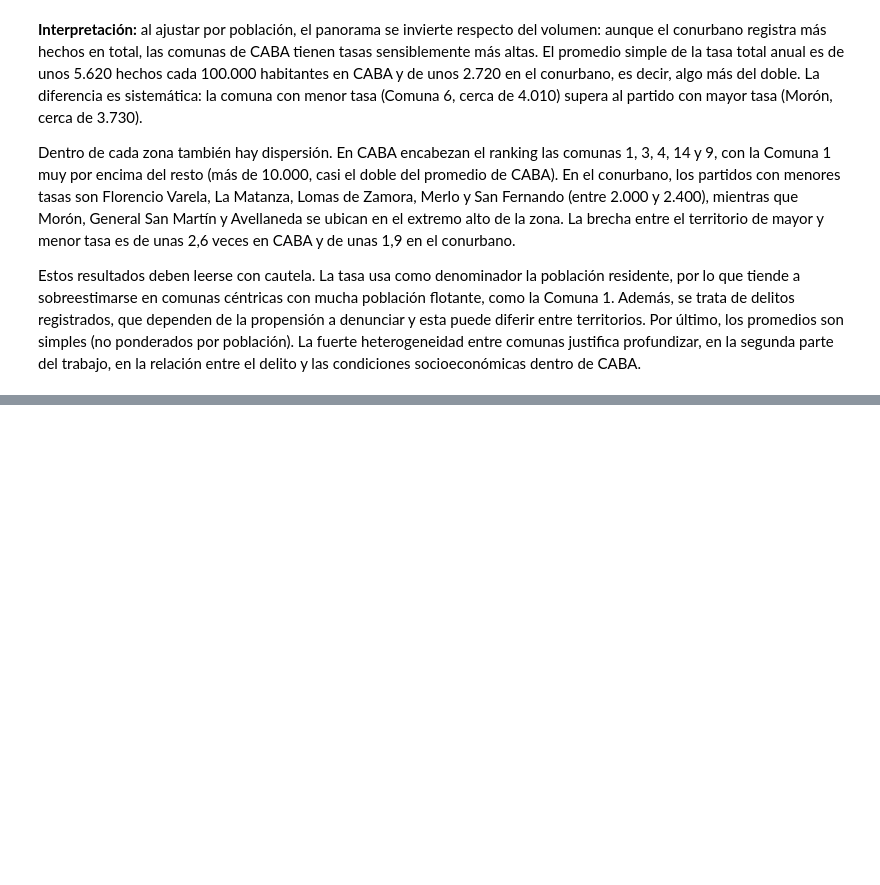
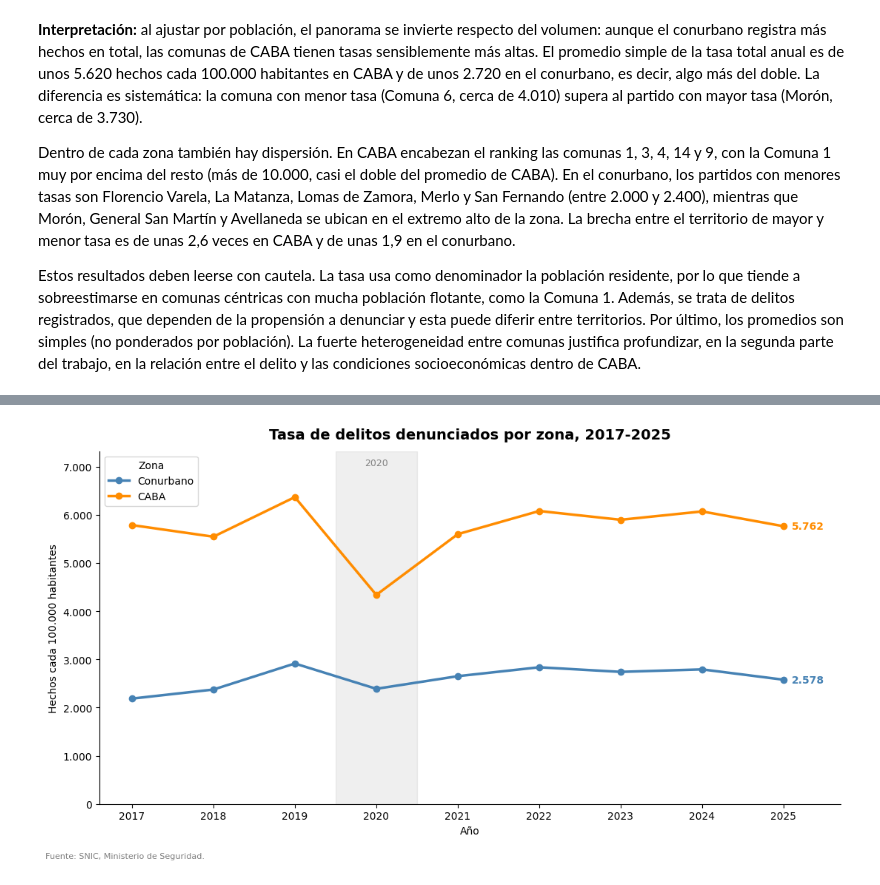
Before and after one commit to bauhaushm/TP-Delito_en_AMBA, a Jupyter notebook: TP_Delito.ipynb, the cells around one changed output, grey strips where cells are left out. Saved outputs shown, nothing was run; the diff lists cells and outputs as text; code cells hidden in the pictures; blank space fills up the shorter version.

```diff
--- a/TP_Delito.ipynb
+++ b/TP_Delito.ipynb
@@ -494,0 +505,40 @@ Estos resultados deben leerse con cautela. La tasa usa como denominador la pobla
+# %%
+# Tasa total de delitos por zona y año: hechos de la zona / población de la zona * 100.000
+
+# 1) Población de cada comuna/partido y año, despejada de la tasa del SNIC (hechos / tasa * 100.000)
+k = df_amba[(df_amba["tasa_hechos"] > 0) & (df_amba["cantidad_hechos"] > 0)].copy()
+k["pob"] = k["cantidad_hechos"] / k["tasa_hechos"] * 100000
+pob = (k.groupby(["zona", "departamento_nombre", "anio"])["pob"].mean()   # una población por comuna/partido y año
+         .groupby(["zona", "anio"]).sum())                                # se suman las comunas/partidos de cada zona
+
+# 2) Hechos totales por zona y año
+hechos_zona = df_amba.groupby(["zona", "anio"])["cantidad_hechos"].sum()
+
+# 3) Tasa de cada zona
+tasa_zona = (hechos_zona / pob * 100000).unstack(0)
+
+# 4) Gráfico de líneas
+fig, ax = plt.subplots(figsize=(11, 6))
+ax.axvspan(2019.5, 2020.5, color="gray", alpha=0.12)               # franja sombreada en 2020 (cuarentena)
+ax.plot(tasa_zona.index, tasa_zona["Conurbano"], marker="o", linewidth=2.5, color="steelblue", label="Conurbano")
+ax.plot(tasa_zona.index, tasa_zona["CABA"], marker="o", linewidth=2.5, color="darkorange", label="CABA")
+for zona, color in [("Conurbano", "steelblue"), ("CABA", "darkorange")]:
+    ax.annotate(f"{tasa_zona[zona].iloc[-1]:,.0f}".replace(",", "."), (tasa_zona.index[-1], tasa_zona[zona].iloc[-1]),
+                textcoords="offset points", xytext=(8, 0), color=color, fontsize=10, fontweight="bold", va="center")
+ax.set_title("Tasa de delitos denunciados por zona, 2017-2025", fontsize=14, fontweight="bold", pad=12)
+ax.set_xlabel("Año")
+ax.set_ylabel("Hechos cada 100.000 habitantes")
+ax.set_xticks(tasa_zona.index)
+ax.set_xlim(tasa_zona.index[0] - 0.4, tasa_zona.index[-1] + 0.7)  # deja lugar a la derecha para los valores de 2025
+ax.set_ylim(0, tasa_zona.max().max() * 1.15)
+ax.text(2020, ax.get_ylim()[1] * 0.98, "2020", ha="center", va="top", fontsize=9, color="gray")
+ax.yaxis.set_major_formatter(lambda v, _: f"{v:,.0f}".replace(",", "."))   # separador de miles con punto
+ax.grid(axis="x", visible=False)                                   # grilla solo horizontal
+ax.spines[["top", "right"]].set_visible(False)
+ax.legend(title="Zona", loc="upper left")
+fig.text(0.01, 0.005, "Fuente: SNIC, Ministerio de Seguridad.", fontsize=8, color="gray")
+plt.tight_layout(rect=[0, 0.03, 1, 1])
+plt.savefig("tasa_total_zonas.png", dpi=150, bbox_inches="tight")
+plt.show()
+# %% [output]
+[figure, added]
```
Also changed, not shown: parts of 18 cells of this notebook.
